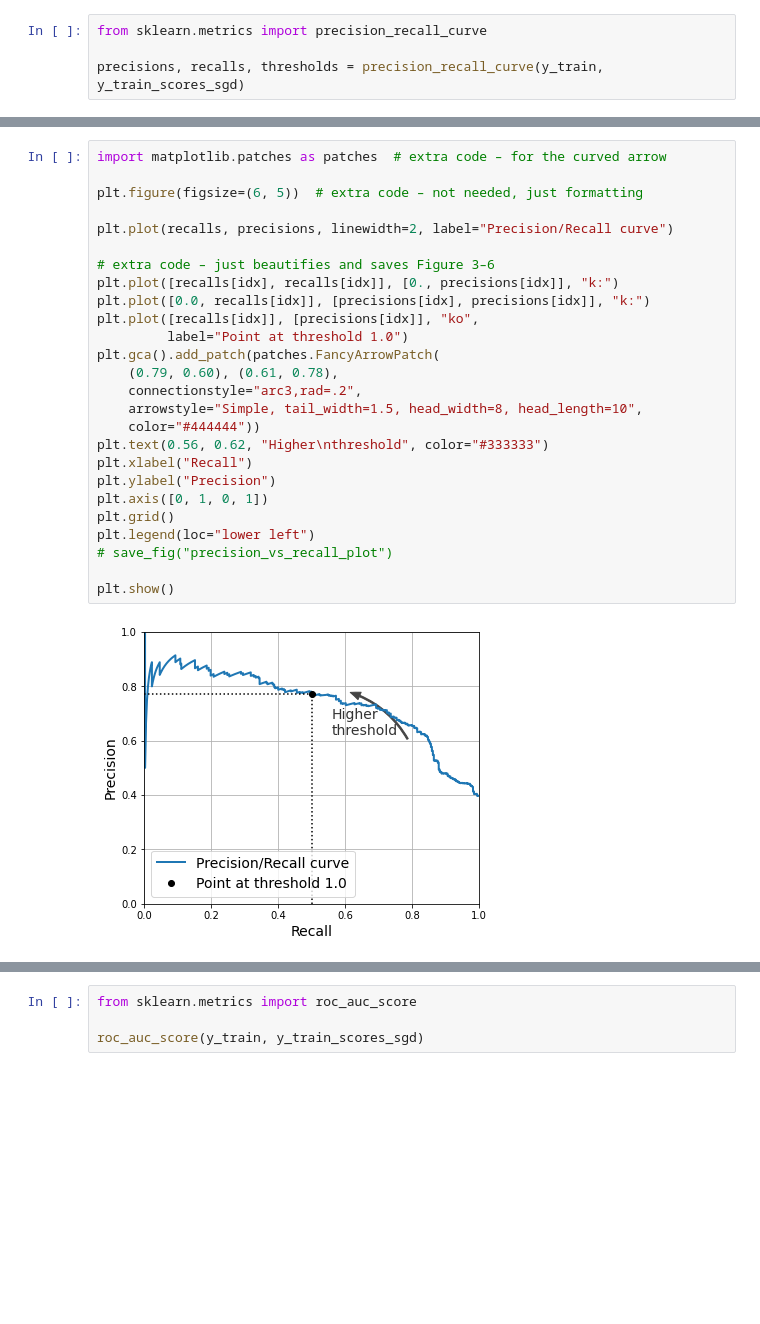
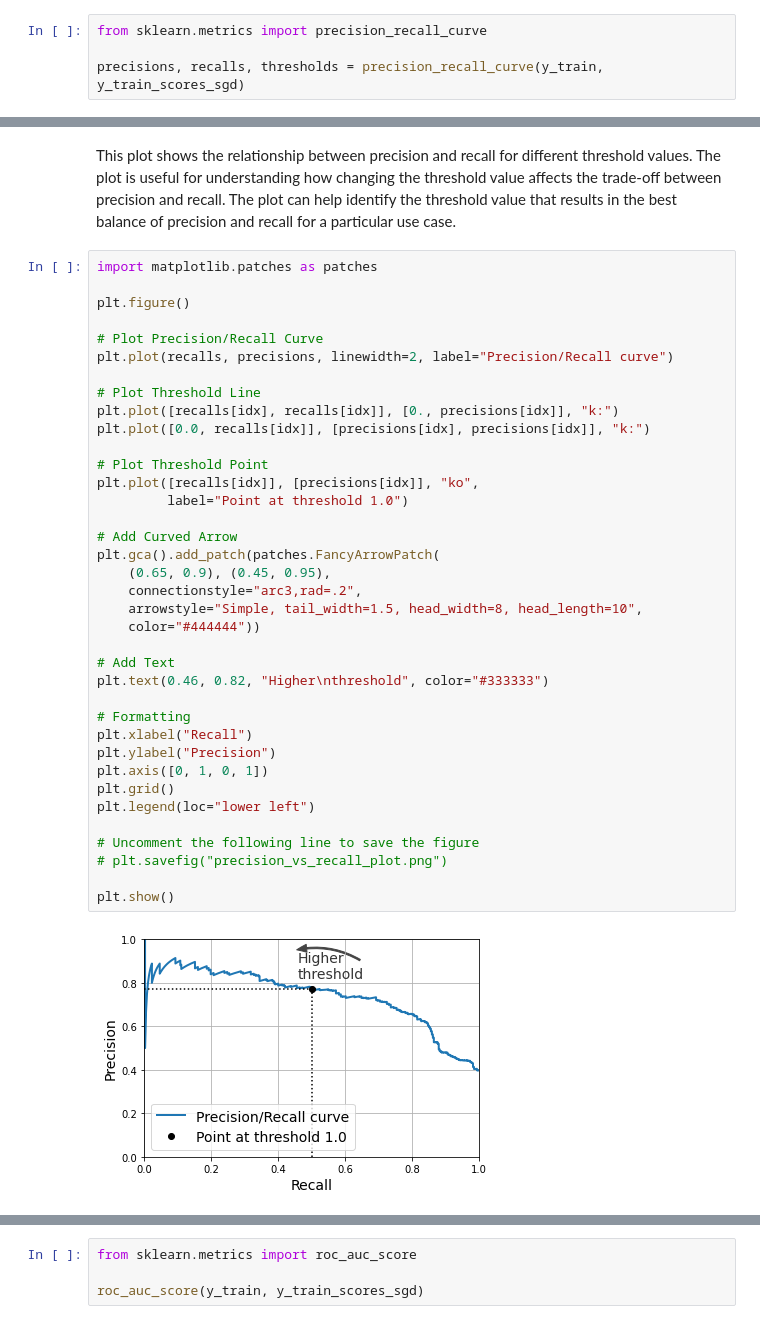
Before and after one commit to lupiel/kaggle-titanic-ml, a Jupyter notebook: ml-notebook.ipynb, the cells around one changed output, grey strips where cells are left out. Saved outputs shown, nothing was run; the diff lists cells and outputs as text; blank space fills up the shorter version.

```diff
--- a/ml-notebook.ipynb
+++ b/ml-notebook.ipynb
@@ -320,28 +332,41 @@ plt.show()
+# %% [markdown]
+This plot shows the relationship between precision and recall for different threshold values. The plot is useful for understanding how changing the threshold value affects the trade-off between precision and recall. The plot can help identify the threshold value that results in the best balance of precision and recall for a particular use case.
 # %%
-import matplotlib.patches as patches  # extra code – for the curved arrow
+import matplotlib.patches as patches
 
-plt.figure(figsize=(6, 5))  # extra code – not needed, just formatting
+plt.figure()
 
+# Plot Precision/Recall Curve
 plt.plot(recalls, precisions, linewidth=2, label="Precision/Recall curve")
 
-# extra code – just beautifies and saves Figure 3–6
+# Plot Threshold Line
 plt.plot([recalls[idx], recalls[idx]], [0., precisions[idx]], "k:")
 plt.plot([0.0, recalls[idx]], [precisions[idx], precisions[idx]], "k:")
+
+# Plot Threshold Point
 plt.plot([recalls[idx]], [precisions[idx]], "ko",
          label="Point at threshold 1.0")
+
+# Add Curved Arrow
 plt.gca().add_patch(patches.FancyArrowPatch(
-    (0.79, 0.60), (0.61, 0.78),
+    (0.65, 0.9), (0.45, 0.95),
     connectionstyle="arc3,rad=.2",
     arrowstyle="Simple, tail_width=1.5, head_width=8, head_length=10",
     color="#444444"))
-plt.text(0.56, 0.62, "Higher\nthreshold", color="#333333")
+
+# Add Text
+plt.text(0.46, 0.82, "Higher\nthreshold", color="#333333")
+
+# Formatting
 plt.xlabel("Recall")
 plt.ylabel("Precision")
 plt.axis([0, 1, 0, 1])
 plt.grid()
 plt.legend(loc="lower left")
-# save_fig("precision_vs_recall_plot")
+
+# Uncomment the following line to save the figure
+# plt.savefig("precision_vs_recall_plot.png")
 
 plt.show()
 # %% [output]
-[figure, old version]
+[figure, new version]
```
Also changed, not shown: parts of 7 cells of this notebook.
